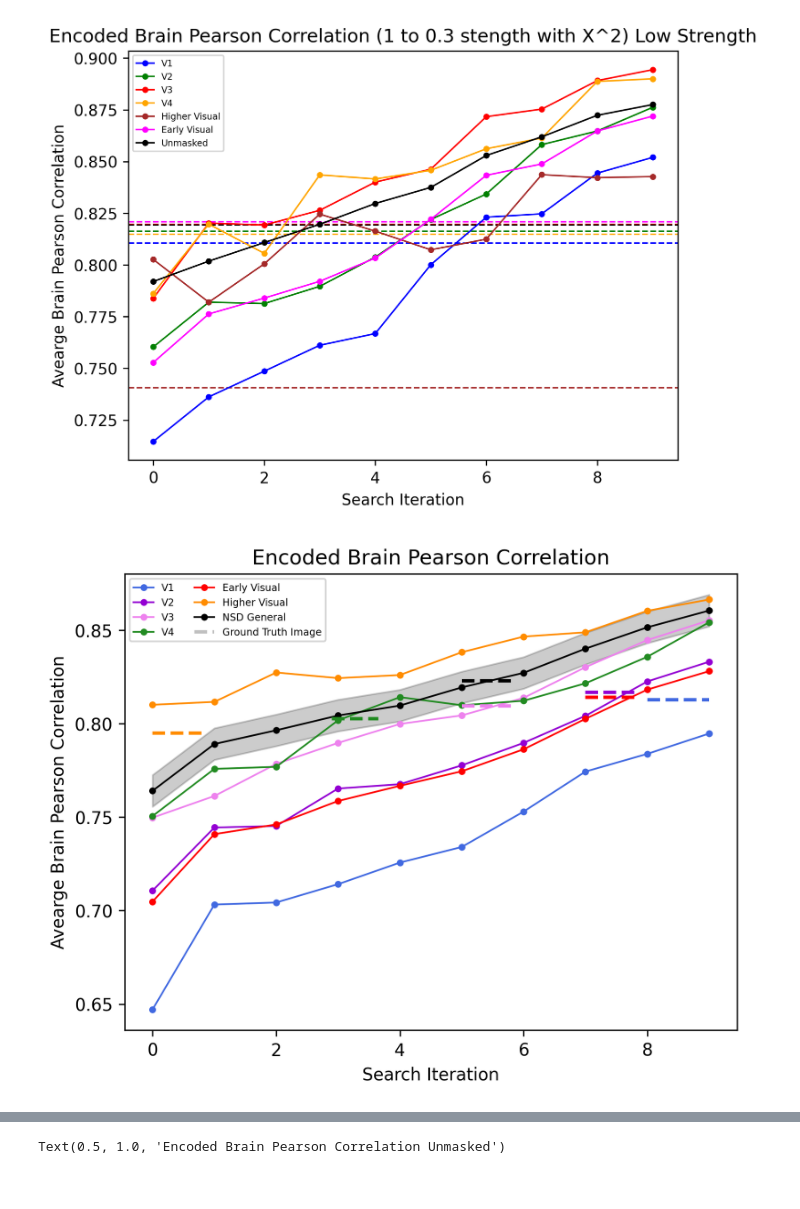
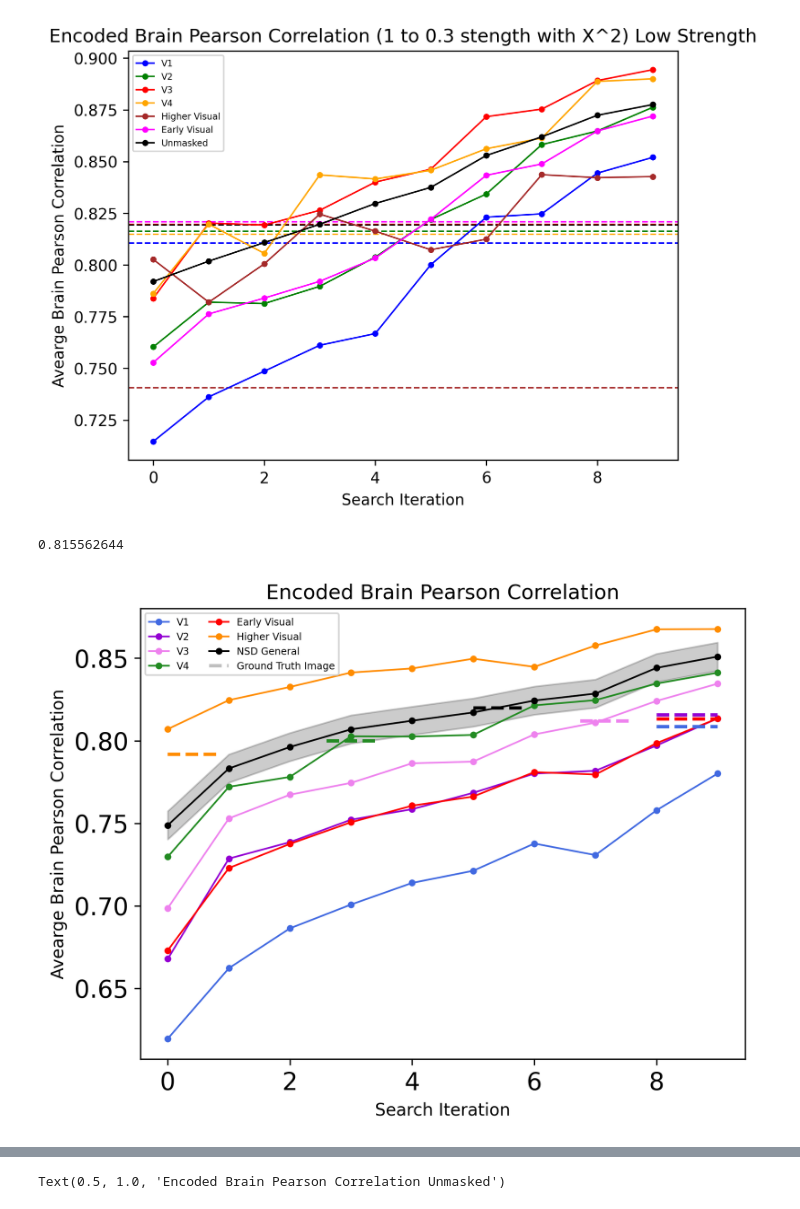
Before and after one commit to reesekneeland/Second-Sight, a Jupyter notebook: scripts/prepare_figures.ipynb, the cells around one changed output, grey strips where cells are left out. Drawn from its saved outputs; the diff is of its cells as text; code cells hidden in the pictures.

```diff
--- a/scripts/prepare_figures.ipynb
+++ b/scripts/prepare_figures.ipynb
@@ -23,17 +23,20 @@ import scipy.stats
 # folder   = "SCS VD PCA LR 10:250:5 0.3 Exp2 AE"
 # log_path = "/export/raid1/home/kneel027/Second-Sight/logs/" + folder + "/statistics_df_10.csv"
 
-folder   = "SCS VD PCA LR 10:250:5 0.4 Exp AE"
-#log_path = "/export/raid1/home/kneel027/Second-Sight/logs/" + folder + "/statistics_df_57.csv"
-log_path = "/export/raid1/home/kneel027/Second-Sight/logs/" + folder + "/statistics_df_57_test.csv"
+# folder   = "SCS VD PCA LR 10:250:5 0.4 Exp AE"
+# log_path = "/export/raid1/home/kneel027/Second-Sight/logs/" + folder + "/statistics_df_57.csv"
+# log_path = "/export/raid1/home/kneel027/Second-Sight/logs/" + folder + "/statistics_df_57_test.csv"
 # #log_path = "/export/raid1/home/kneel027/Second-Sight/logs/" + folder + "/statistics_df_10.csv"
 
 # folder   = "SCS VD PCA LR 10:250:5 0.6 Exp3 AE NA"
 # log_path = "/export/raid1/home/kneel027/Second-Sight/logs/" + folder + "/statistics_df_54.csv"
 # #log_path = "/export/raid1/home/kneel027/Second-Sight/logs/" + folder + "/statistics_df_10.csv"
 
+folder   = "SCS UC 10:250:5 0.6 Exp3 AE Fixed copy"
+log_path = "/export/raid1/home/kneel027/Second-Sight/logs/" + folder + "/statistics_df_60.csv"
+
 df = pd.read_csv(log_path)
-df.head(28)
+df.tail(80)
 
 # Sample Indicator:
     #   0 --> Ground Truth
@@ -214,6 +235,8 @@ y_v4 = df.loc[(df['Sample Indicator'] == 0.0)]['Brain Correlation V4'].mean()
 y_ev = df.loc[(df['Sample Indicator'] == 0.0)]['Brain Correlation Early Visual'].mean()
 y_hv = df.loc[(df['Sample Indicator'] == 0.0)]['Brain Correlation Higher Visual'].mean()
 y_unmasked = df.loc[(df['Sample Indicator'] == 0.0)]['Brain Correlation Unmasked'].mean()
+
+print(y_v2)
 
 v1_set = True
 v2_set = True
@@ -262,7 +285,7 @@ for iteration in range(10):
         v3_set = False
 
     if(iteration_val_v4 > y_v4 and v4_set):
-        x_v4 = iteration - 1
+        x_v4 = iteration
         v4_set = False
 
     if(iteration_val_ev > y_ev and ev_set):
@@ -340,38 +363,39 @@ plt.plot(brain_correlation_V4, marker='.', label = 'V4', linewidth=1, color = "f
 plt.plot(brain_correlation_early_visual, marker='.', label = 'Early Visual', linewidth=1, color = "red")
 plt.plot(brain_correlation_higher_visual, marker='.', label = 'Higher Visual', linewidth=1, color = "darkorange")
 plt.plot(brain_correlation_unmasked, marker='.', label = 'NSD General', linewidth=1, color = "black")
 # plt.fill_between(x, y_err[0], y_err[0], color='dimgray', alpha=0.2)
 # plt.fill_between(x, upper, lower, color='dimgray', alpha=0.2)
 plt.fill_between(x, (y_un-ci_un), (y_un+ci_un), color='black', alpha=.2)
 # plt.fill_between(x, (y_hi-ci_hi), (y_hi+ci_hi), color='darkorange', alpha=.2)
 # plt.fill_between(x, (y_er-ci_er), (y_er+ci_er), color='red', alpha=.2)
 # plt.fill_between(x, (y_vo-ci_vo), (y_vo+ci_vo), color='royalblue', alpha=.2)
 # plt.fill_between(x, (y_vt-ci_vt), (y_vt+ci_vt), color='darkviolet', alpha=.2)
 # plt.fill_between(x, (y_vth-ci_vth), (y_vth+ci_vth), color='violet', alpha=.2)
 # plt.fill_between(x, (y_vf-ci_vf), (y_vf+ci_vf), color='forestgreen', alpha=.2)
 
 plt.plot([8, 8 + 1], [y_v1, y_v1] , color = "royalblue", linestyle="dashed", linewidth=2)
-plt.plot([x_v2, x_v2 + 0.85], [y_v2, y_v2] , color = "darkviolet", linestyle="dashed", linewidth=2)
-plt.plot([x_v3, x_v3 + 0.85], [y_v3, y_v3] , color = "violet", linestyle="dashed", linewidth=2)
-plt.plot([x_v4 - 0.10, x_v4 + 0.65], [y_v4, y_v4] , color = 'forestgreen', linestyle="dashed", linewidth=2)
-plt.plot([x_ev, x_ev + 0.85], [y_ev - 0.002, y_ev - 0.002] , color = 'red', linestyle="dashed", linewidth=2)
+plt.plot([8, 8 + 1], [y_v2, y_v2] , color = "darkviolet", linestyle="dashed", linewidth=2)
+plt.plot([x_v3-0.25, x_v3 + 0.55], [y_v3, y_v3] , color = "violet", linestyle="dashed", linewidth=2)
+plt.plot([x_v4 - 0.40, x_v4 + 0.4], [y_v4- 0.002, y_v4- 0.002] , color = 'forestgreen', linestyle="dashed", linewidth=2)
+plt.plot([8, 8 + 1], [y_ev - 0.002, y_ev - 0.002] , color = 'red', linestyle="dashed", linewidth=2)
 plt.plot([0, 0 + 0.85], [y_hv, y_hv] , color = "darkorange", linestyle="dashed", linewidth=2)
 plt.plot([x_unmasked, x_unmasked + 0.85], [y_unmasked, y_unmasked] , color = 'black', linestyle="dashed", linewidth=2, label="Ground Truth Image")
 #plt.axhline(x = [1,3], y = df.loc[(df['Sample Indicator'] == 0.0)]['Brain Correlation Unmasked'].mean(), linestyle = 'dashed', label = 'Brain Correlation Unmasked')
 # plt.axhline(y = df.loc[(df['Sample Indicator'] == 0.0)]['Brain Correlation V1'].mean(), linestyle = '-', label = 'Brain Correlation V1')
 # plt.axhline(y = df.loc[(df['Sample Indicator'] == 0.0)]['Brain Correlation V2'].mean(), linestyle = '-', label = 'Brain Correlation V2')
 # plt.axhline(y = df.loc[(df['Sample Indicator'] == 0.0)]['Brain Correlation V3'].mean(), linestyle = '-', label = 'Brain Correlation V3')
 # plt.axhline(y = df.loc[(df['Sample Indicator'] == 0.0)]['Brain Correlation V4'].mean(), linestyle = '-', label = 'Brain Correlation V4')
 # plt.axhline(y = df.loc[(df['Sample Indicator'] == 0.0)]['Brain Correlation Higher Visual'].mean(), linestyle = '-', label = 'Brain Correlation Higher Visual')
 # plt.axhline(y = df.loc[(df['Sample Indicator'] == 0.0)]['Brain Correlation Early Visual'].mean(), linestyle = '-', label = 'Brain Correlation Higher Visual')
 leg = plt.legend(loc="upper left", ncol = 2, fontsize = "xx-small")
 leg.legendHandles[7].set_color('silver')
 plt.xlabel("Search Iteration")
 plt.ylabel("Avearge Brain Pearson Correlation")
 plt.title("Encoded Brain Pearson Correlation")
 mpl.rcParams['figure.dpi'] = 300
 # %% [output]
+0.815562644
-[figure, old version]
+[figure, new version]
 # %%
 # Search iterations to Ground Truth
 
```
Also changed, not shown: parts of 3 cells of this notebook, 2 other files.
